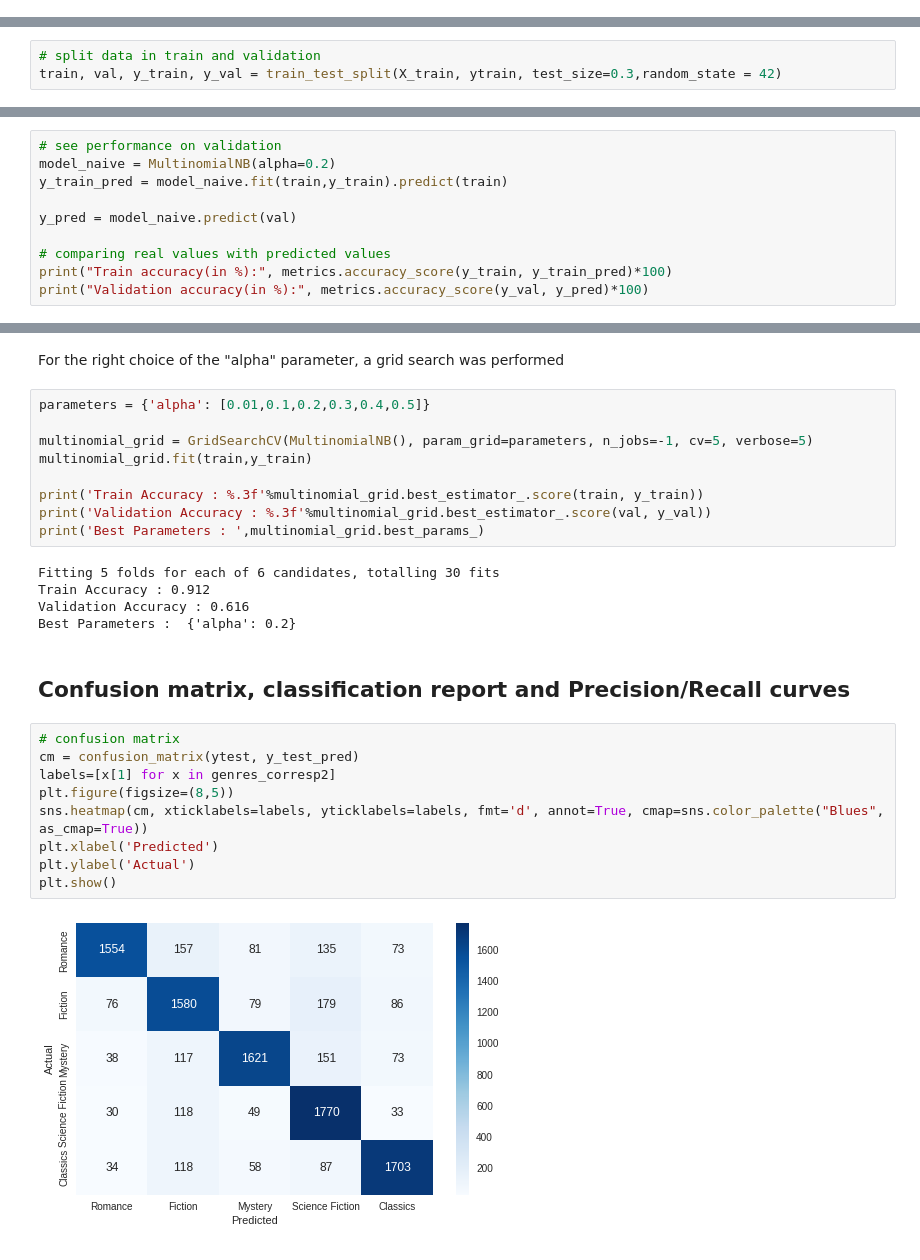
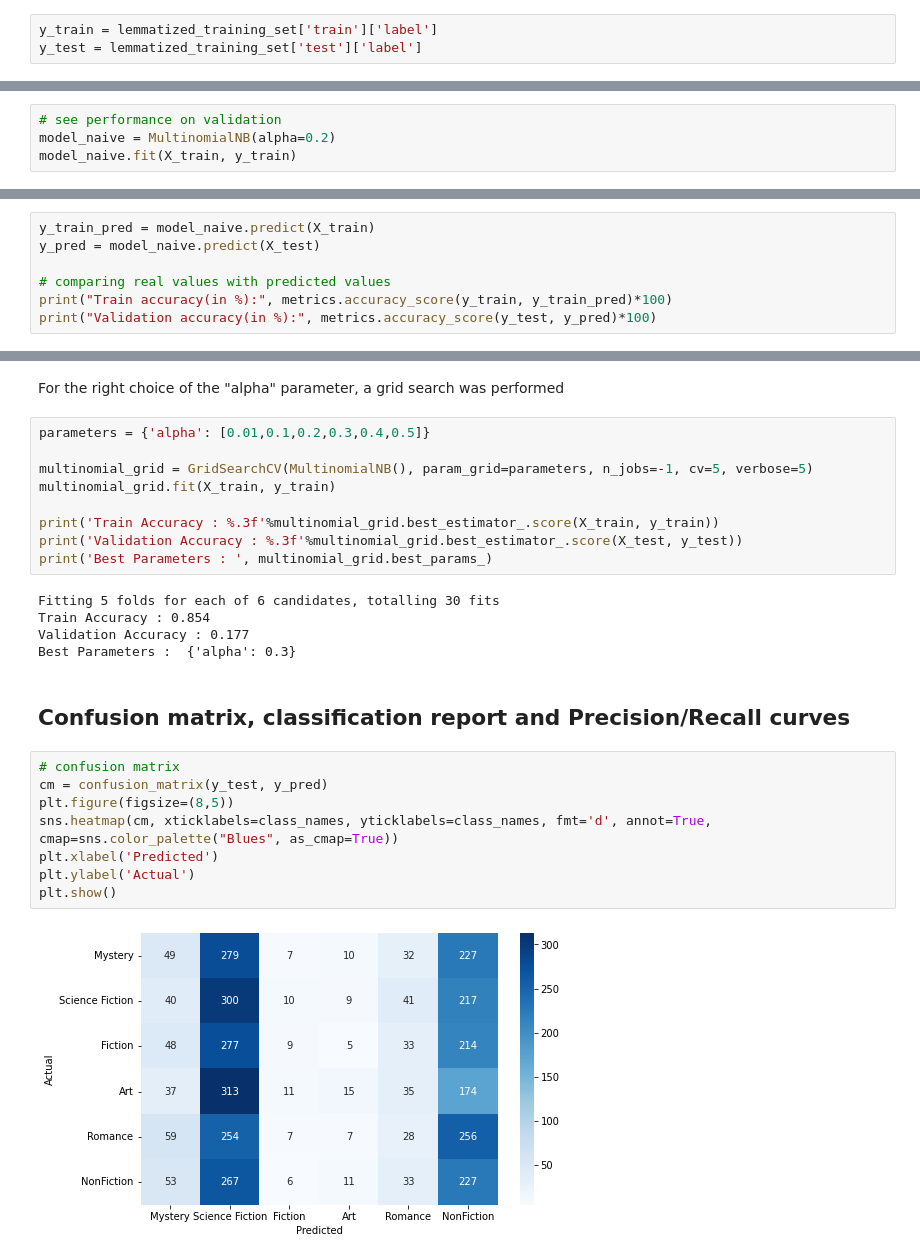
Before and after one commit to lwdovico/goodreads-book-reviews, a Jupyter notebook: Notebooks/03_Classification.ipynb, the cells around one changed output, grey strips where cells are left out. Drawn from its saved outputs; the diff is of its cells as text.

```diff
--- a/Notebooks/03_Classification.ipynb
+++ b/Notebooks/03_Classification.ipynb
@@ -592,5 +445,9 @@ X_test = transformer.fit_transform(X_test).toarray()
+# %%
+y_train = lemmatized_training_set['train']['label']
+y_test = lemmatized_training_set['test']['label']
 # %% [markdown]
 ## Naive Bayes Classifier
-# %%
-# split data in train and validation
-train, val, y_train, y_val = train_test_split(X_train, ytrain, test_size=0.3,random_state = 42)
+# %%
+# see performance on validation
+model_naive = MultinomialNB(alpha=0.2)
+model_naive.fit(X_train, y_train)
@@ -597,11 +456,8 @@ train, val, y_train, y_val = train_test_split(X_train, ytrain, test_size=0.3,ran
 # %%
-# see performance on validation
-model_naive = MultinomialNB(alpha=0.2)
-y_train_pred = model_naive.fit(train,y_train).predict(train)
-
-y_pred = model_naive.predict(val)
+y_train_pred = model_naive.predict(X_train)
+y_pred = model_naive.predict(X_test)
 
 # comparing real values with predicted values
 print("Train accuracy(in %):", metrics.accuracy_score(y_train, y_train_pred)*100)
-print("Validation accuracy(in %):", metrics.accuracy_score(y_val, y_pred)*100)
+print("Validation accuracy(in %):", metrics.accuracy_score(y_test, y_pred)*100)
 # %% [output]
@@ -625,26 +471,25 @@ For the right choice of the "alpha" parameter, a grid search was performed
 parameters = {'alpha': [0.01,0.1,0.2,0.3,0.4,0.5]}
 
 multinomial_grid = GridSearchCV(MultinomialNB(), param_grid=parameters, n_jobs=-1, cv=5, verbose=5)
-multinomial_grid.fit(train,y_train)
+multinomial_grid.fit(X_train, y_train)
 
-print('Train Accuracy : %.3f'%multinomial_grid.best_estimator_.score(train, y_train))
-print('Validation Accuracy : %.3f'%multinomial_grid.best_estimator_.score(val, y_val))
-print('Best Parameters : ',multinomial_grid.best_params_)
+print('Train Accuracy : %.3f'%multinomial_grid.best_estimator_.score(X_train, y_train))
+print('Validation Accuracy : %.3f'%multinomial_grid.best_estimator_.score(X_test, y_test))
+print('Best Parameters : ', multinomial_grid.best_params_)
 # %% [output]
 Fitting 5 folds for each of 6 candidates, totalling 30 fits
-Train Accuracy : 0.912
-Validation Accuracy : 0.616
-Best Parameters :  {'alpha': 0.2}
+Train Accuracy : 0.854
+Validation Accuracy : 0.177
+Best Parameters :  {'alpha': 0.3}
 # %% [markdown]
 ## Confusion matrix, classification report and Precision/Recall curves
 # %%
 # confusion matrix
-cm = confusion_matrix(ytest, y_test_pred)
-labels=[x[1] for x in genres_corresp2]
+cm = confusion_matrix(y_test, y_pred)
 plt.figure(figsize=(8,5))
-sns.heatmap(cm, xticklabels=labels, yticklabels=labels, fmt='d', annot=True, cmap=sns.color_palette("Blues", as_cmap=True))
+sns.heatmap(cm, xticklabels=class_names, yticklabels=class_names, fmt='d', annot=True, cmap=sns.color_palette("Blues", as_cmap=True))
 plt.xlabel('Predicted')
 plt.ylabel('Actual')
 plt.show()
 # %% [output]
-[figure, old version]
+[figure, new version]
```
Also changed, not shown: parts of 52 cells of this notebook.
